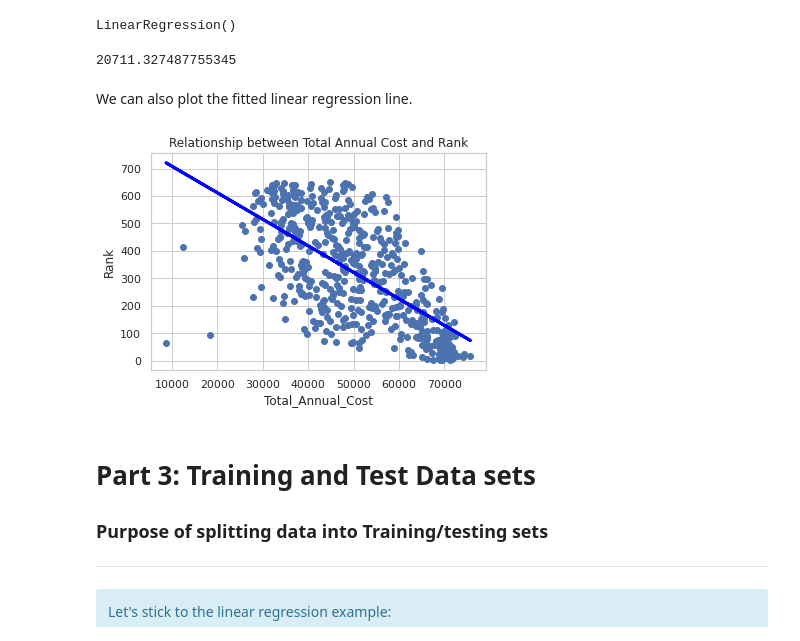
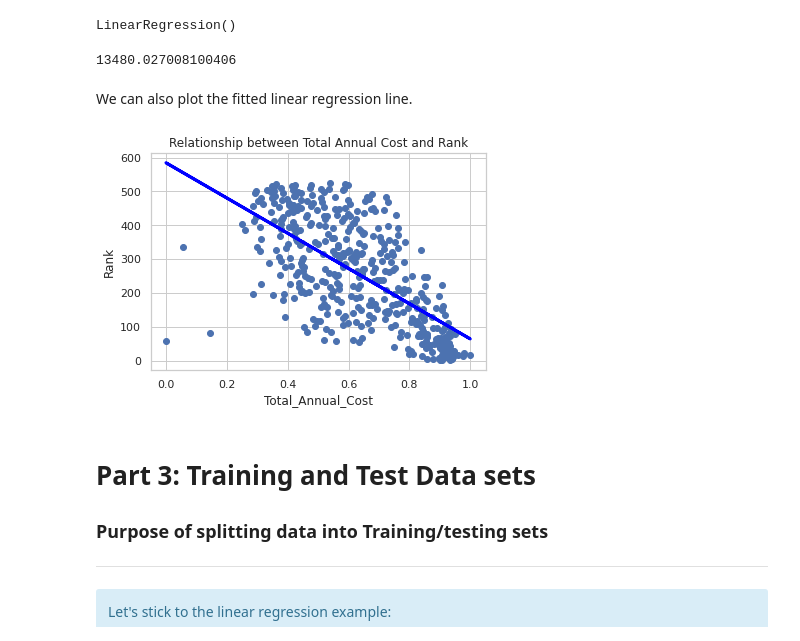
Before and after one commit to dli10/college-rankings-forbes-2019, a Jupyter notebook: PredictRankings_scale.ipynb, the cells around one changed output. Saved outputs shown, nothing was run; the diff lists cells and outputs as text; code cells hidden in the pictures.

```diff
--- a/PredictRankings_scale.ipynb
+++ b/PredictRankings_scale.ipynb
@@ -289,7 +289,7 @@ Scaled Dataset Using MinMaxScaler
 | 4 | 0.082375 | 0.105402 | 0.178506 | 0.940613 | 0.857130 | ... |
 # %%
 # Use all 13 predictors to fit linear regression model
-X = pd.concat((forbes_num['Rank'], X), 1)
+X = pd.concat((forbes_num['Rank'], X_scaled), 1)
 X = X.dropna()
 rank = X['Rank']
 
@@ -422,19 +422,19 @@ LinearRegression()
 mseTAC = np.mean((rank - lm.predict(X[['Total_Annual_Cost']])) ** 2)
 print(mseTAC)
 # %% [output]
-20711.327487755345
+13480.027008100406
 # %% [markdown]
 We can also plot the fitted linear regression line.
 # %%
-plt.scatter(forbes_num['Total_Annual_Cost'], forbes_num['Rank'])
+plt.scatter(X['Total_Annual_Cost'], rank)
 plt.xlabel("Total_Annual_Cost")
 plt.ylabel("Rank")
 plt.title("Relationship between Total Annual Cost and Rank")
 
-plt.plot(forbes_num['Total_Annual_Cost'], lm.predict(X[['Total_Annual_Cost']]), color='blue', linewidth=3)
+plt.plot(X['Total_Annual_Cost'], lm.predict(X[['Total_Annual_Cost']]), color='blue', linewidth=3)
 plt.show()
 # %% [output]
-[figure, old version]
+[figure, new version]
 # %% [markdown]
 # Part 3: Training and Test Data sets
 
```
Also changed, not shown: parts of 18 cells of this notebook.
